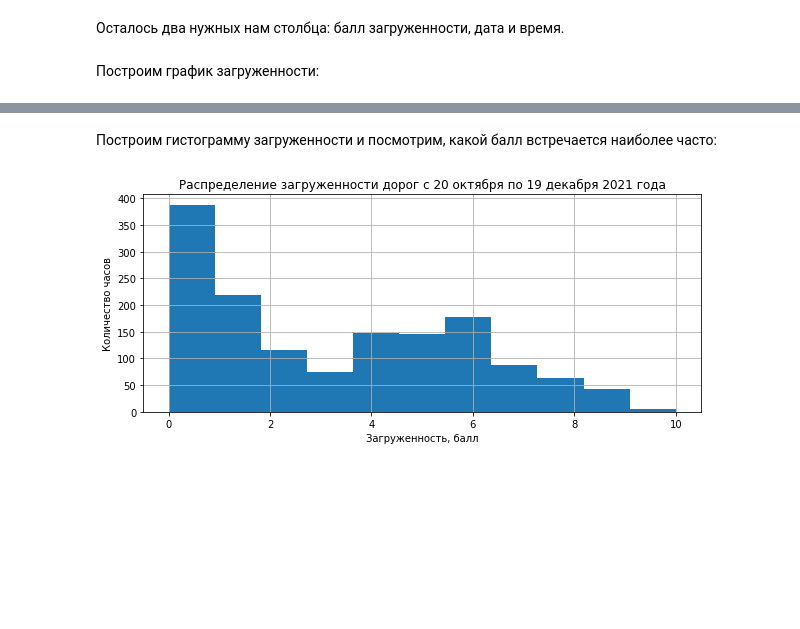
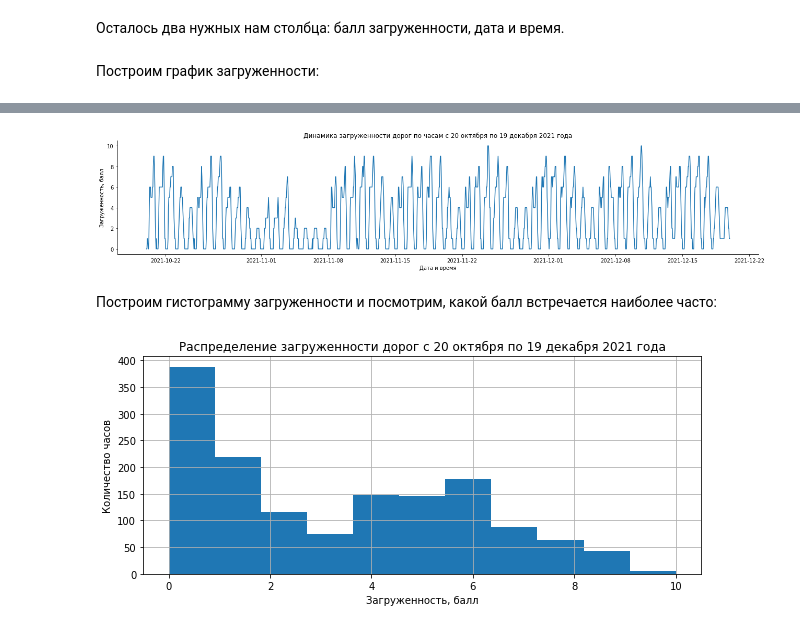
Before and after one commit to OlegDze/public, a Jupyter notebook: Прогнозирование_загруженности_дорог.ipynb, the cells around one changed output, grey strips where cells are left out. Cells and saved outputs as stored; diff of their text form; code cells hidden in the pictures; blank space fills up the shorter version.

```diff
--- a/Прогнозирование_загруженности_дорог.ipynb
+++ b/Прогнозирование_загруженности_дорог.ipynb
@@ -106,7 +102,11 @@ memory usage: 23.0 KB
 # %% [markdown]
 Построим график загруженности:
 # %%
-fig = px.line(jams, x='ds', y='y', title='Динамика загруженности дорог по часам с 20 октября по 19 декабря 2021 года', width=1300, height=400
-              , labels={'ds': 'Дата и время', 'y': 'Загруженность, балл'})
-fig.show()
+plt.figure(figsize=(22, 4))
+sns.lineplot(x='ds', y='y', data=jams)
+sns.despine()
+plt.title('Динамика загруженности дорог по часам с 20 октября по 19 декабря 2021 года')
+plt.xlabel('Дата и время')
+plt.ylabel('Загруженность, балл')
+plt.show()
 # %% [output]
@@ -114,3 +113,4 @@ fig.show()
+[figure, added]
 # %% [markdown]
 Построим гистограмму загруженности и посмотрим, какой балл встречается наиболее часто:
 # %%
```
Also changed, not shown: parts of 12 cells of this notebook.
